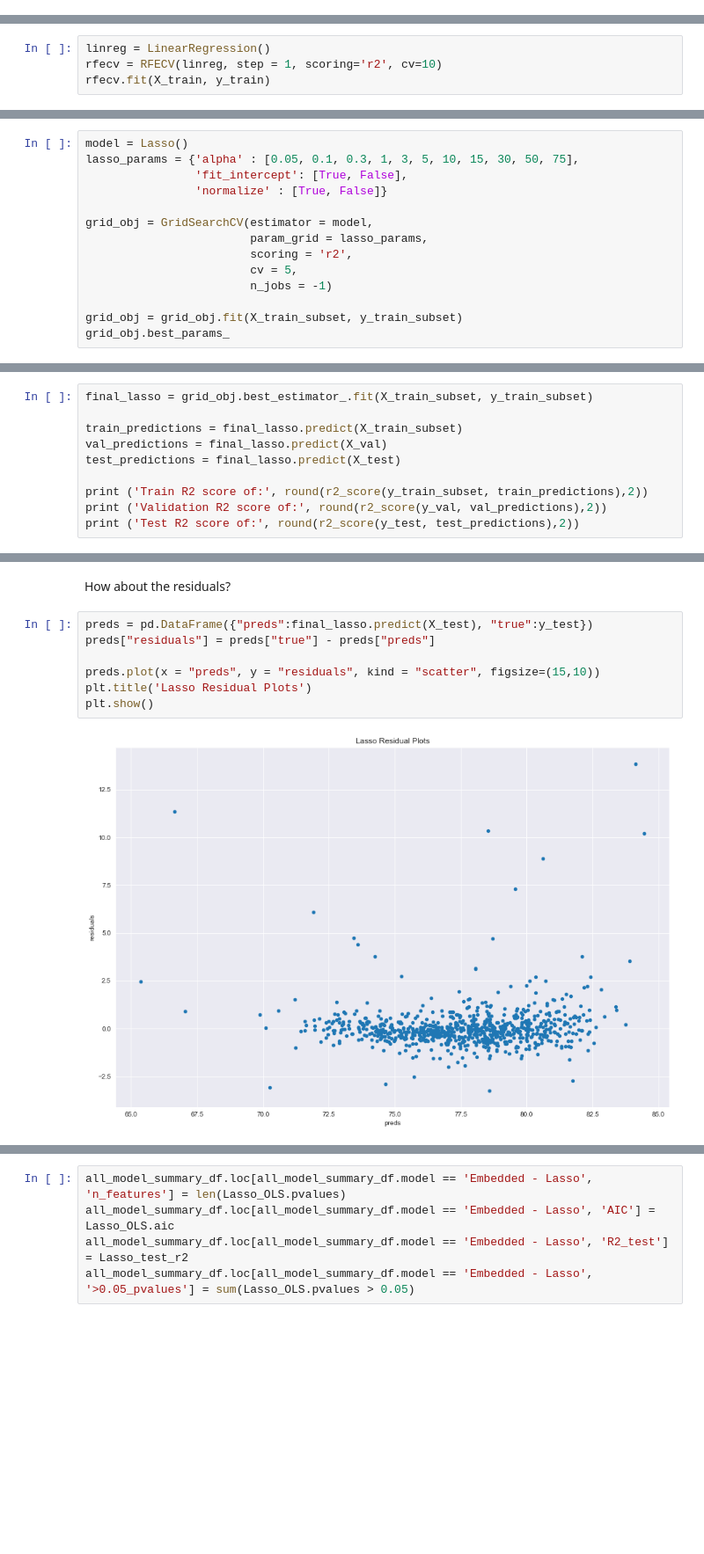
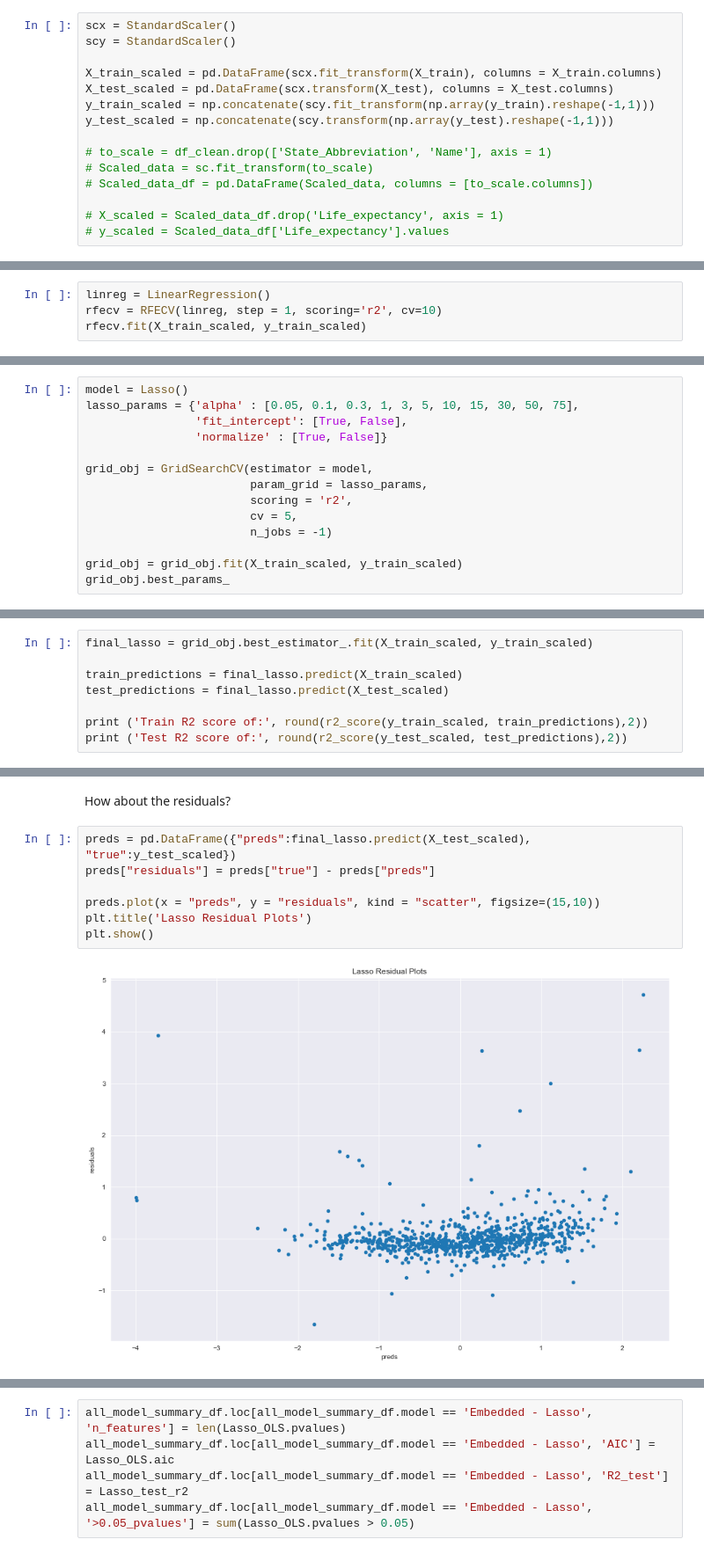
Before and after one commit to sarazylfo/Regression_Insurance_Analysis, a Jupyter notebook: index - Regression Modelling, Model Evaluation & Conclusion.ipynb, the cells around one changed output, grey strips where cells are left out. Shown at 88% size. Saved outputs shown, nothing was run; the diff lists cells and outputs as text; blank space fills up the shorter version.

```diff
--- a/index - Regression Modelling, Model Evaluation & Conclusion.ipynb
+++ b/index - Regression Modelling, Model Evaluation & Conclusion.ipynb
@@ -63,4 +53,19 @@ X_train, X_test, y_train, y_test = train_test_split(X_scaled, y_scaled, test_siz
 X_train_subset, X_val, y_train_subset, y_val = train_test_split(X_train, y_train, test_size = 0.25, random_state = 1)
+# %%
+scx = StandardScaler()
+scy = StandardScaler()
+
+X_train_scaled = pd.DataFrame(scx.fit_transform(X_train), columns = X_train.columns)
+X_test_scaled = pd.DataFrame(scx.transform(X_test), columns = X_test.columns)
+y_train_scaled = np.concatenate(scy.fit_transform(np.array(y_train).reshape(-1,1)))
+y_test_scaled = np.concatenate(scy.transform(np.array(y_test).reshape(-1,1)))
+
+# to_scale = df_clean.drop(['State_Abbreviation', 'Name'], axis = 1)
+# Scaled_data = sc.fit_transform(to_scale)
+# Scaled_data_df = pd.DataFrame(Scaled_data, columns = [to_scale.columns])
+
+# X_scaled = Scaled_data_df.drop('Life_expectancy', axis = 1)
+# y_scaled = Scaled_data_df['Life_expectancy'].values
 # %%
 print ('Total training data:', len(X_train_subset))
 print ('Total validation data:', len(X_val))
@@ -544,7 +549,7 @@ all_model_summary_df
 # %%
 linreg = LinearRegression()
 rfecv = RFECV(linreg, step = 1, scoring='r2', cv=10)
-rfecv.fit(X_train, y_train)
+rfecv.fit(X_train_scaled, y_train_scaled)
 # %% [output]
 RFECV(cv=10,
       estimator=LinearRegression(copy_X=True, fit_intercept=True, n_jobs=None,
@@ -704,6 +733,6 @@ grid_obj = GridSearchCV(estimator = model,
                         cv = 5,
                         n_jobs = -1)
 
-grid_obj = grid_obj.fit(X_train_subset, y_train_subset)
+grid_obj = grid_obj.fit(X_train_scaled, y_train_scaled)
 grid_obj.best_params_
 # %% [output]
@@ -711,14 +740,12 @@ grid_obj.best_params_
 # %% [markdown]
 Looks like the best alpha level is 0.05. Let's use the above best selected parameters and train it on our subset of X_train data and subsequently test them on the validation dataset.
 # %%
-final_lasso = grid_obj.best_estimator_.fit(X_train_subset, y_train_subset)
+final_lasso = grid_obj.best_estimator_.fit(X_train_scaled, y_train_scaled)
 
-train_predictions = final_lasso.predict(X_train_subset)
-val_predictions = final_lasso.predict(X_val)
-test_predictions = final_lasso.predict(X_test)
+train_predictions = final_lasso.predict(X_train_scaled)
+test_predictions = final_lasso.predict(X_test_scaled)
 
-print ('Train R2 score of:', round(r2_score(y_train_subset, train_predictions),2))
-print ('Validation R2 score of:', round(r2_score(y_val, val_predictions),2))
-print ('Test R2 score of:', round(r2_score(y_test, test_predictions),2))
+print ('Train R2 score of:', round(r2_score(y_train_scaled, train_predictions),2))
+print ('Test R2 score of:', round(r2_score(y_test_scaled, test_predictions),2))
 # %% [output]
 Train R2 score of: 0.89
@@ -742,12 +768,12 @@ Lasso picked 18 variables and eliminated the other 45 variables
 # %% [markdown]
 How about the residuals?
 # %%
-preds = pd.DataFrame({"preds":final_lasso.predict(X_test), "true":y_test})
+preds = pd.DataFrame({"preds":final_lasso.predict(X_test_scaled), "true":y_test_scaled})
 preds["residuals"] = preds["true"] - preds["preds"]
 
 preds.plot(x = "preds", y = "residuals", kind = "scatter", figsize=(15,10))
 plt.title('Lasso Residual Plots')
 plt.show()
 # %% [output]
-[figure, old version]
+[figure, new version]
 # %%
```
Also changed, not shown: parts of 54 cells of this notebook, 1 other file.
